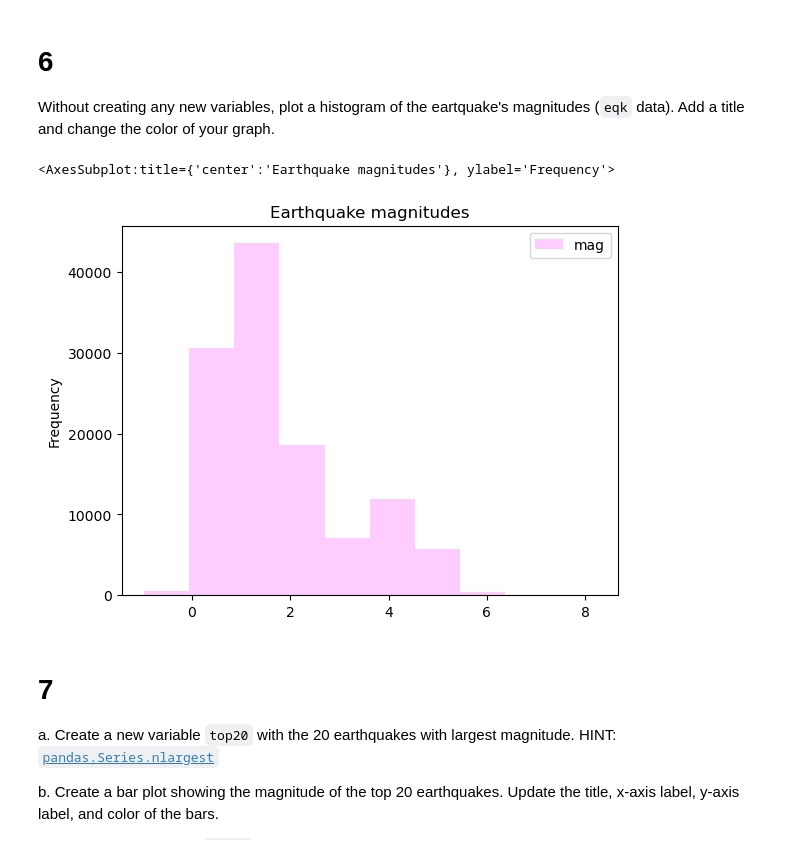
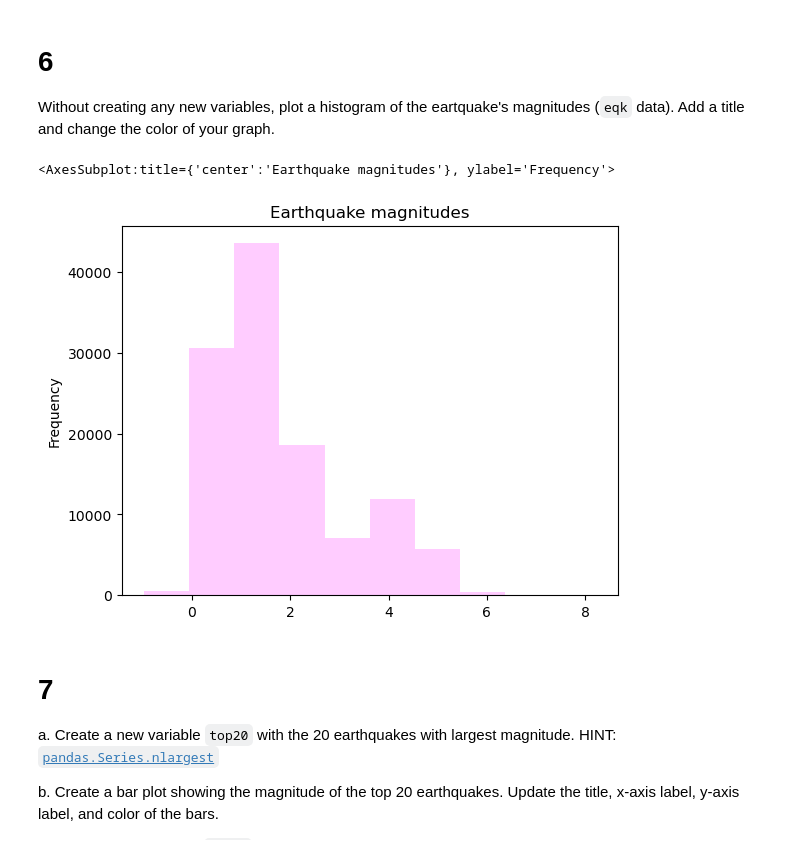
Before and after one commit to lchenhub/eds220-hwk-1, a Jupyter notebook: hwk1-task4.ipynb, the cells around one changed output. Cells and saved outputs as stored; diff of their text form; code cells hidden in the pictures.

```diff
--- a/hwk1-task4.ipynb
+++ b/hwk1-task4.ipynb
@@ -132,17 +139,15 @@ all_rows - eqk_events
 # 6
 Without creating any new variables, plot a histogram of the eartquake's magnitudes (`eqk` data). Add a title and change the color of your graph.
 # %%
-update_eqk.plot(kind='hist',
-         x='latitude',
-         y='mag',
+eqk.mag.plot(kind='hist', #specify you want to graph as histogram
         ylabel='magnitude',
         xlabel='latitude',
         title = 'Earthquake magnitudes', #add title
          color = 'magenta', #color
         alpha = 0.2) #transparency
 # %% [output]
 <AxesSubplot:title={'center':'Earthquake magnitudes'}, ylabel='Frequency'>
-[figure, old version]
+[figure, new version]
 # %% [markdown]
 # 7
 
```
Also changed, not shown: parts of 10 cells of this notebook.
